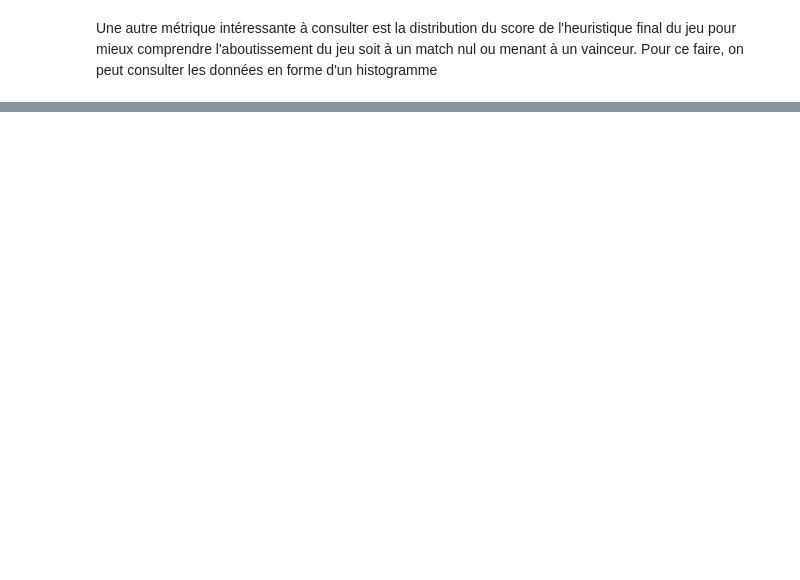
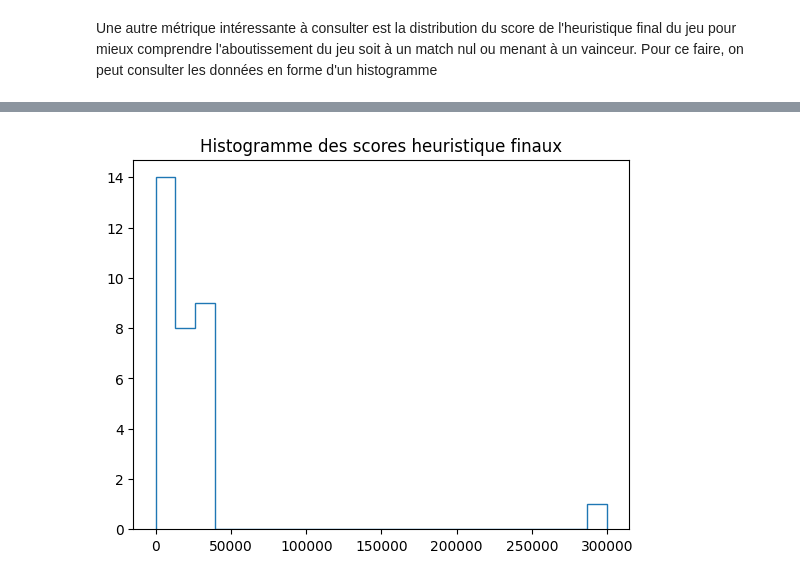
Before and after one commit to The-Faust/IFT-2003-1, a Jupyter notebook: analysis/performance_analysis.ipynb, the cells around one changed output, grey strips where cells are left out. Cells and saved outputs as stored; diff of their text form; code cells hidden in the pictures; blank space fills up the shorter version.

```diff
--- a/analysis/performance_analysis.ipynb
+++ b/analysis/performance_analysis.ipynb
@@ -128,0 +170,7 @@ plt.show()
+# %%
+counts, bins = np.histogram(score_heuristique_finaux, bins='auto')
+plt.stairs(counts, bins)
+plt.title("Histogramme des scores heuristique finaux")
+plt.show()
+# %% [output]
+[figure, added]
```
Also changed, not shown: parts of 11 cells of this notebook, 2 other files.
